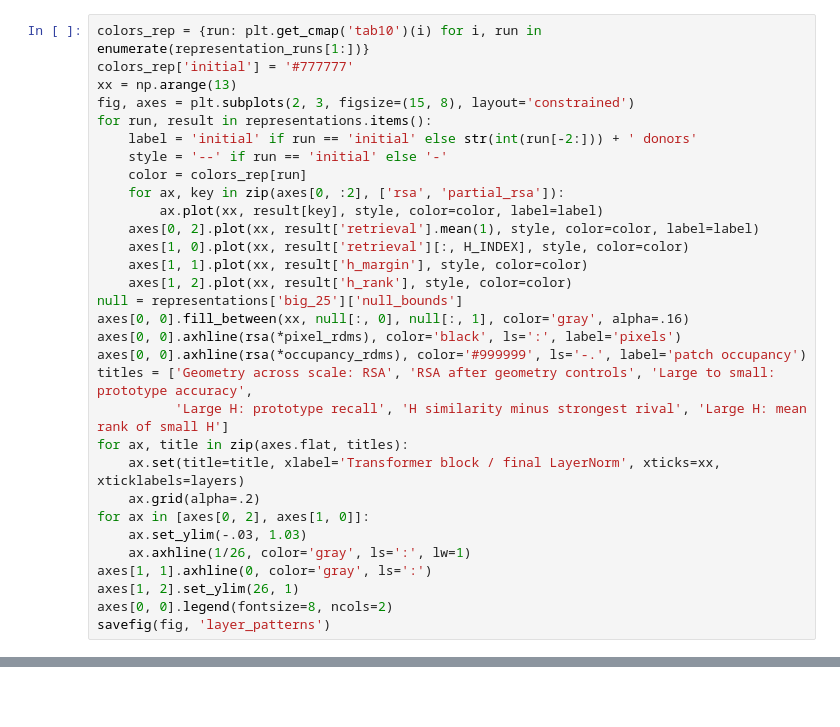
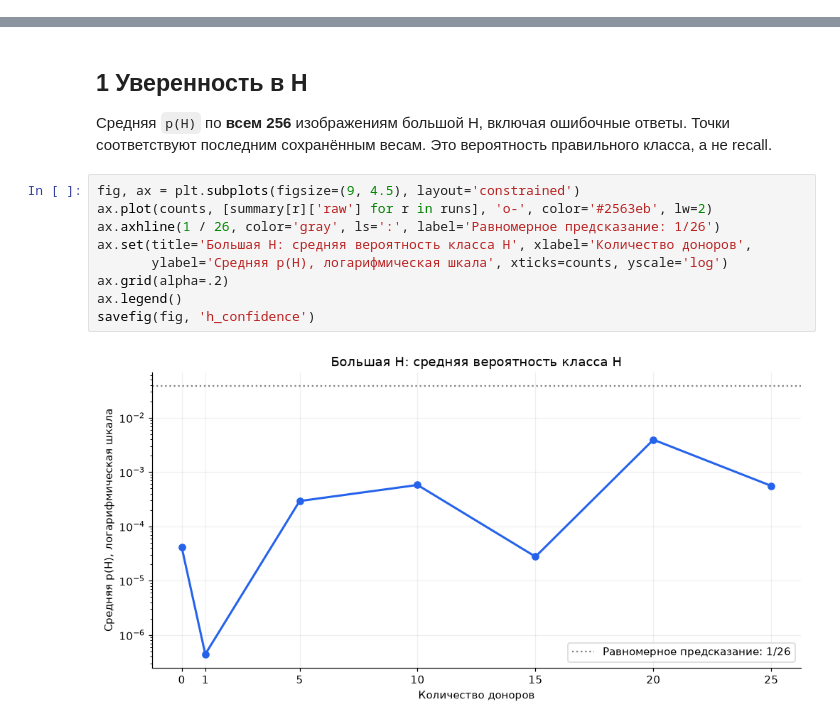
Before and after one commit to mikhailsbrv/symmetry-priors, a Jupyter notebook: notebooks/scale_analysis.ipynb, the cells around one changed output, grey strips where cells are left out. Saved outputs shown, nothing was run; the diff lists cells and outputs as text; blank space fills up the shorter version.

Commit message:
Add validation-complete training and compact scale analysis

```diff
--- a/notebooks/scale_analysis.ipynb
+++ b/notebooks/scale_analysis.ipynb
@@ -463,31 +0,0 @@ big_25 epoch 100 | RSA last 0.846 | H prototype rank 6.7 | seconds 4.3
-# %%
-colors_rep = {run: plt.get_cmap('tab10')(i) for i, run in enumerate(representation_runs[1:])}
-colors_rep['initial'] = '#777777'
-xx = np.arange(13)
-fig, axes = plt.subplots(2, 3, figsize=(15, 8), layout='constrained')
-for run, result in representations.items():
-    label = 'initial' if run == 'initial' else str(int(run[-2:])) + ' donors'
-    style = '--' if run == 'initial' else '-'
-    color = colors_rep[run]
-    for ax, key in zip(axes[0, :2], ['rsa', 'partial_rsa']):
-        ax.plot(xx, result[key], style, color=color, label=label)
-    axes[0, 2].plot(xx, result['retrieval'].mean(1), style, color=color, label=label)
-    axes[1, 0].plot(xx, result['retrieval'][:, H_INDEX], style, color=color)
-    axes[1, 1].plot(xx, result['h_margin'], style, color=color)
-    axes[1, 2].plot(xx, result['h_rank'], style, color=color)
-null = representations['big_25']['null_bounds']
-axes[0, 0].fill_between(xx, null[:, 0], null[:, 1], color='gray', alpha=.16)
-axes[0, 0].axhline(rsa(*pixel_rdms), color='black', ls=':', label='pixels')
-axes[0, 0].axhline(rsa(*occupancy_rdms), color='#999999', ls='-.', label='patch occupancy')
-titles = ['Geometry across scale: RSA', 'RSA after geometry controls', 'Large to small: prototype accuracy',
-          'Large H: prototype recall', 'H similarity minus strongest rival', 'Large H: mean rank of small H']
-for ax, title in zip(axes.flat, titles):
-    ax.set(title=title, xlabel='Transformer block / final LayerNorm', xticks=xx, xticklabels=layers)
-    ax.grid(alpha=.2)
-for ax in [axes[0, 2], axes[1, 0]]:
-    ax.set_ylim(-.03, 1.03)
-    ax.axhline(1/26, color='gray', ls=':', lw=1)
-axes[1, 1].axhline(0, color='gray', ls=':')
-axes[1, 2].set_ylim(26, 1)
-axes[0, 0].legend(fontsize=8, ncols=2)
-savefig(fig, 'layer_patterns')
@@ -795,0 +75,16 @@ for n, epoch, raw, conditional, adjusted, mass in confidence_rows:
+# %% [markdown]
+## 1 Уверенность в H
+
+Средняя `p(H)` по **всем 256** изображениям большой H, включая ошибочные ответы.
+Точки соответствуют последним сохранённым весам. Это вероятность правильного класса, а не recall.
+# %%
+fig, ax = plt.subplots(figsize=(9, 4.5), layout='constrained')
+ax.plot(counts, [summary[r]['raw'] for r in runs], 'o-', color='#2563eb', lw=2)
+ax.axhline(1 / 26, color='gray', ls=':', label='Равномерное предсказание: 1/26')
+ax.set(title='Большая H: средняя вероятность класса H', xlabel='Количество доноров',
+       ylabel='Средняя p(H), логарифмическая шкала', xticks=counts, yscale='log')
+ax.grid(alpha=.2)
+ax.legend()
+savefig(fig, 'h_confidence')
+# %% [output]
+[figure, added]
```
Also changed, not shown: parts of 35 cells of this notebook, 11 other files.
